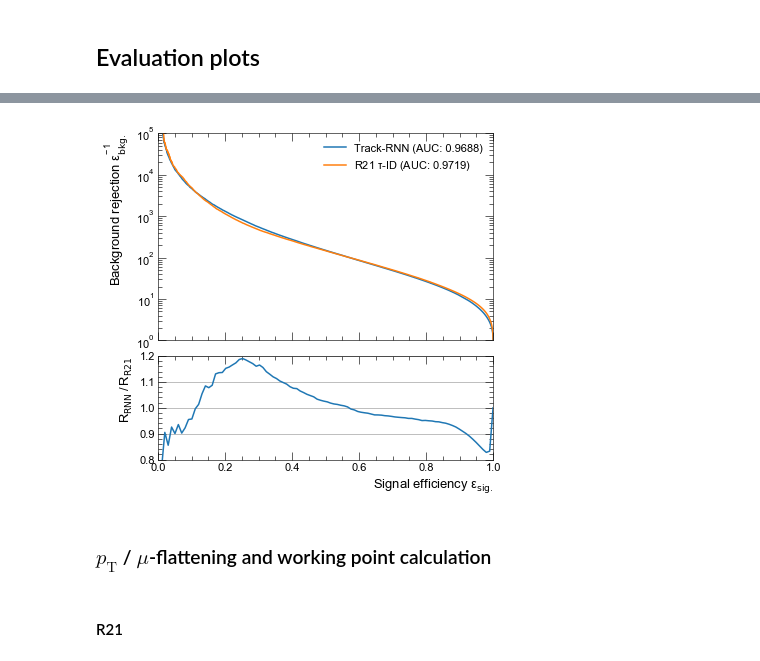
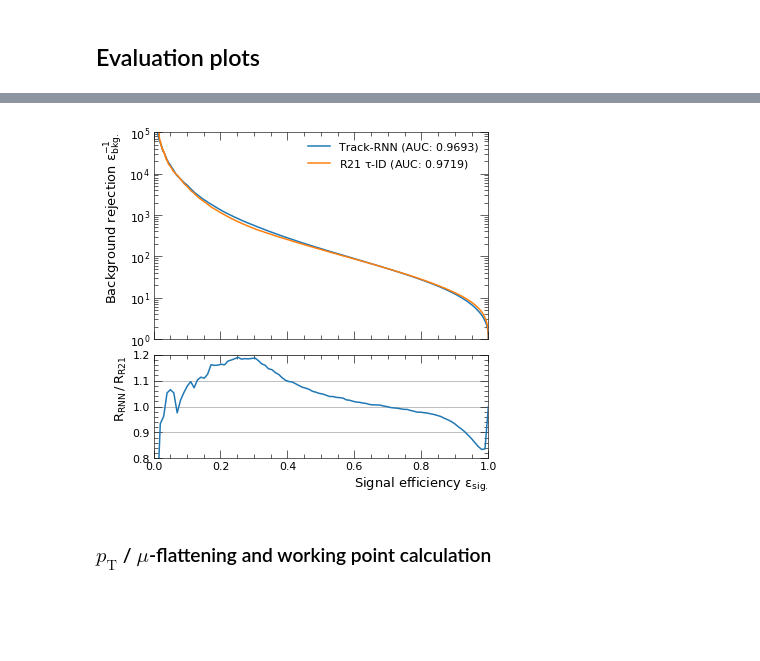
Before and after one commit to chrisieh/rnn-tauid, a Jupyter notebook: notebooks/track_model_eval_1p.ipynb, the cells around one changed output, grey strips where cells are left out. Drawn from its saved outputs; the diff is of its cells as text; code cells hidden in the pictures; blank space fills up the shorter version.

```diff
--- a/notebooks/track_model_eval_1p.ipynb
+++ b/notebooks/track_model_eval_1p.ipynb
@@ -19,17 +19,17 @@ Using Theano backend.
 Input files:
 # %%
 # Sample paths
-sig_jet_fname = "C:\\Users\\chris\\Desktop\\rnn-samples-v4\\sig1P_jet.h5"
-bkg_jet_fname = "C:\\Users\\chris\\Desktop\\rnn-samples-v4\\bkg1P_jet_shuffle.h5"
-sig_track_fname = "C:\\Users\\chris\\Desktop\\rnn-samples-v4\\sig1P_track.h5"
-bkg_track_fname = "C:\\Users\\chris\\Desktop\\rnn-samples-v4\\bkg1P_track_shuffle.h5"
+sig_jet_fname = "/lustre/user/cdeutsch/rnn-samples-v4/sig1P_jet.h5"
+bkg_jet_fname = "/lustre/user/cdeutsch/rnn-samples-v4/bkg1P_jet_shuffle.h5"
+sig_track_fname = "/lustre/user/cdeutsch/rnn-samples-v4/sig1P_track.h5"
+bkg_track_fname = "/lustre/user/cdeutsch/rnn-samples-v4/bkg1P_track_shuffle.h5"
 
 # Model files
-model_fname = "C:\\Users\\chris\\Desktop\\rnn-samples-v4\\model.h5"
-preprocessing_fname = "C:\\Users\\chris\\Desktop\\rnn-samples-v4\\preprocessing.h5"
+model_fname = "/lustre/user/cdeutsch/rnn-feature-samples-v4/saved_models/track_valloss_0_2221/track_model.h5"
+preprocessing_fname = "/lustre/user/cdeutsch/rnn-feature-samples-v4/saved_models/track_valloss_0_2221/track_preproc.h5"
 
 # Plot output prefix
-plot_prefix = "C:\\Users\\chris\\Desktop\\plots"
+plot_prefix = "/lustre/user/cdeutsch/rnn-feature-samples-v4/track_plots/"
 # %%
 # Tau-level datasets
 sigf_jet = h5py.File(sig_jet_fname, "r")
@@ -195,3 +188,12 @@ r21_eff = r21_tpr[r21_nonzero]
+# %%
+auc = roc_auc_score(y_true, y_score)
+r21_auc = roc_auc_score(r21["y_true"], r21["y_score"])
+
+eff, rej = roc_curve(y_true, y_score)
+r21_eff, r21_rej = roc_curve(r21["y_true"], r21["y_score"])
 # %%
 roc = interp1d(eff, rej, bounds_error=False, copy=False)
 r21_roc = interp1d(r21_eff, r21_rej, bounds_error=False, copy=False)
+
+ratio_eff = np.linspace(0.0, 1.0, 100)
+ratio_rej = roc(ratio_eff) / r21_roc(ratio_eff)
@@ -201,28 +200,28 @@ ratio = roc(ratio_eff) / r21_roc(ratio_eff)
 # %%
 fig = plt.figure(figsize=(6, 6))
 gs = mpl.gridspec.GridSpec(2, 1, height_ratios=[2, 1], hspace=0.1)
 
 # ROC-Curves
 ax0 = plt.subplot(gs[0])
 ax0.plot(eff, rej, label="Track-RNN (AUC: {:.4})".format(auc))
 ax0.plot(r21_eff, r21_rej, label=r"R21 $\tau$-ID (AUC: {:.4})".format(r21_auc))
 ax0.set_yscale("log")
 ax0.set_xlim((0.0, 1.0))
 ax0.set_ylim((1e0, 1e5))
 ax0.set_ylabel(r"Background rejection $\varepsilon_\mathrm{bkg.}^{-1}$", ha="right", y=1.0)
 ax0.tick_params(labelbottom="off")
 ax0.legend()
 
 # Ratio
 ax1 = plt.subplot(gs[1], sharex=ax0)
-ax1.plot(ratio_eff, ratio)
+ax1.plot(ratio_eff, ratio_rej)
 ax1.set_ylim((0.8, 1.2))
 ax1.set_xlabel(r"Signal efficiency $\varepsilon_\mathrm{sig.}$", ha="right", x=1.0)
 ax1.set_ylabel(r"$R_\mathrm{RNN} \, / \, R_\mathrm{R21}$", ha="right", y=1.0)
 ax1.grid(axis="y")
 
 fig.savefig(path.join(plot_prefix, "track_roc_1p.pdf"))
 # %% [output]
-[figure, old version]
+[figure, new version]
 # %% [markdown]
 ### $p_\mathrm{T}$ / $\mu$-flattening and working point calculation
@@ -246,2 +227,0 @@ def thr_func(eff):
-# %% [markdown]
-#### R21
```
Also changed, not shown: parts of 76 cells of this notebook, 11 other files.
